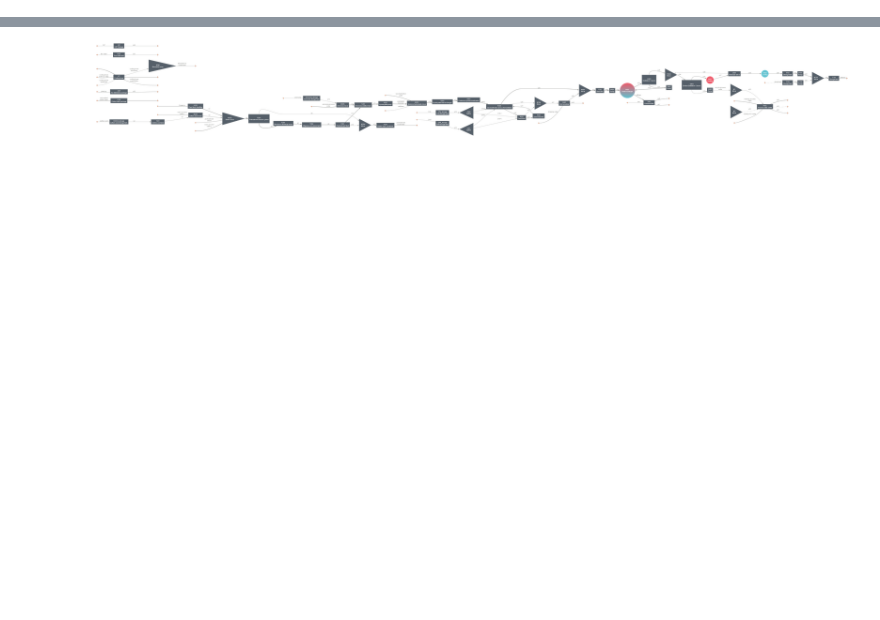
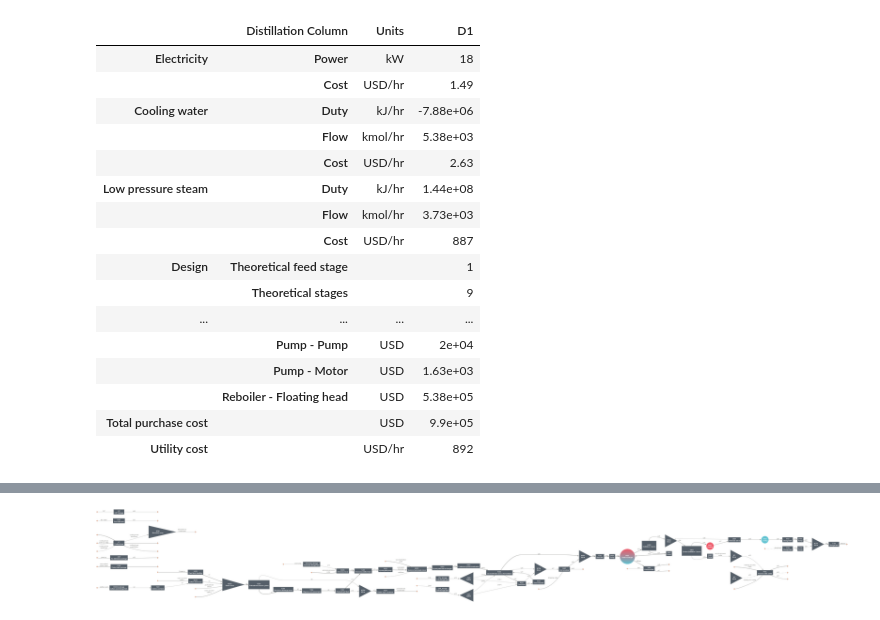
Before and after one commit to H-Wadgama/belt, a Jupyter notebook: atj_saf/atj_bst/kay_testing.ipynb, the cells around one changed output, grey strips where cells are left out. Cells and saved outputs as stored; diff of their text form; code cells hidden in the pictures; blank space fills up the shorter version.

```diff
--- a/atj_saf/atj_bst/kay_testing.ipynb
+++ b/atj_saf/atj_bst/kay_testing.ipynb
@@ -47,0 +29,24 @@ etoh_system.simulate()
+# %%
+# Code just to increase the number of display units for the various components
+tmo.Stream.display_units.N = 40       # Increasing number of display units to see all components of streams
+tmo.MultiStream.display_units.N = 40
+bst.Stream.display_units.N = 40       # Increasing number of display units to see all components of streams
+bst.MultiStream.display_units.N = 40
+# %%
+
+ethanol_in_beer = bst.Stream('Ethanol_In_Beer',
+                       Ethanol=21507,
+                       Water=391023,
+                       Xylose=315.697,
+                       Extract=12208.3,
+                       AceticAcid=3663.85,
+                       LacticAcid=2135.35,
+                       Cellulose= 3504.6,
+                       Xylan=1952.77,
+                       Lignin=13131.8,
+                       Protein=2635.1,
+                       Ash=4107.85,
+                       Cellulase=1681.7,
+                       units = 'kg/hr',
+                       T=115+273.15,
+                       P = 6*101325)
@@ -47,0 +71,12 @@ etoh_system.simulate()
+# %%
+beer_shortcut = bst.units.ShortcutColumn(
+    ins = ethanol_in_beer,
+    outs = ('shortcut_beer_top','shortcut_beer_bottom'),
+    P = 3*101325,
+    LHK=('Ethanol', 'Water'),
+    Lr = 0.9913,
+    Hr = 0.90717,
+    k = 8,
+    partial_condenser=True
+)
+beer_shortcut.simulate()
@@ -47,0 +137,20 @@ etoh_system.simulate()
+# %%
+beer_shortcut.results()
+# %% [output]
+|  | Distillation Column | Units | D1 |
+| Electricity | Power | kW | 18 |
+|  | Cost | USD/hr | 1.49 |
+| Cooling water | Duty | kJ/hr | -7.88e+06 |
+|  | Flow | kmol/hr | 5.38e+03 |
+|  | Cost | USD/hr | 2.63 |
+| Low pressure steam | Duty | kJ/hr | 1.44e+08 |
+|  | Flow | kmol/hr | 3.73e+03 |
+|  | Cost | USD/hr | 887 |
+| Design | Theoretical feed stage |  | 1 |
+|  | Theoretical stages |  | 9 |
+| ... | ... | ... | ... |
+|  | Pump - Pump | USD | 2e+04 |
+|  | Pump - Motor | USD | 1.63e+03 |
+|  | Reboiler - Floating head | USD | 5.38e+05 |
+| Total purchase cost |  | USD | 9.9e+05 |
+| Utility cost |  | USD/hr | 892 |
```
Also changed, not shown: parts of 30 cells of this notebook, 59 other files.
